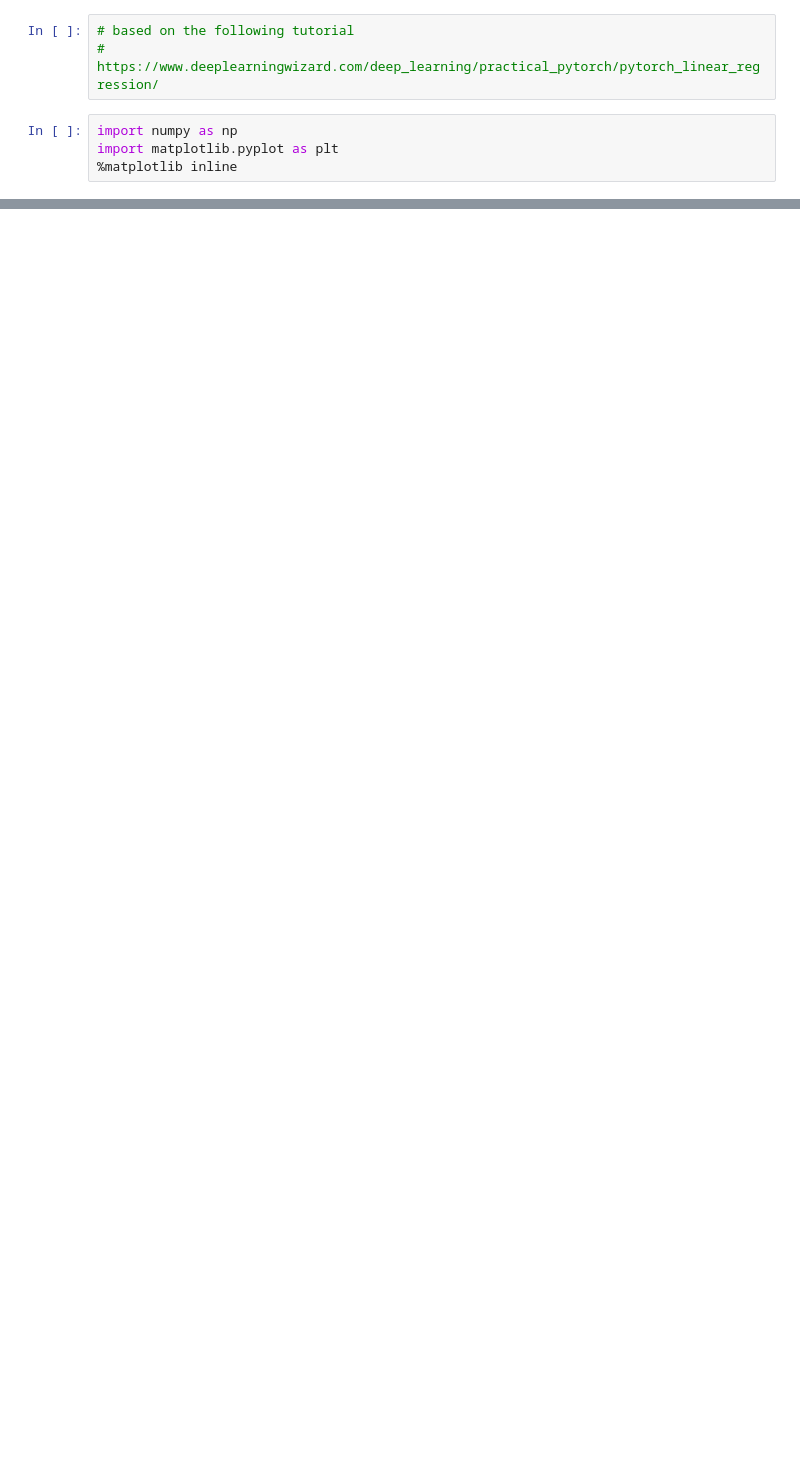
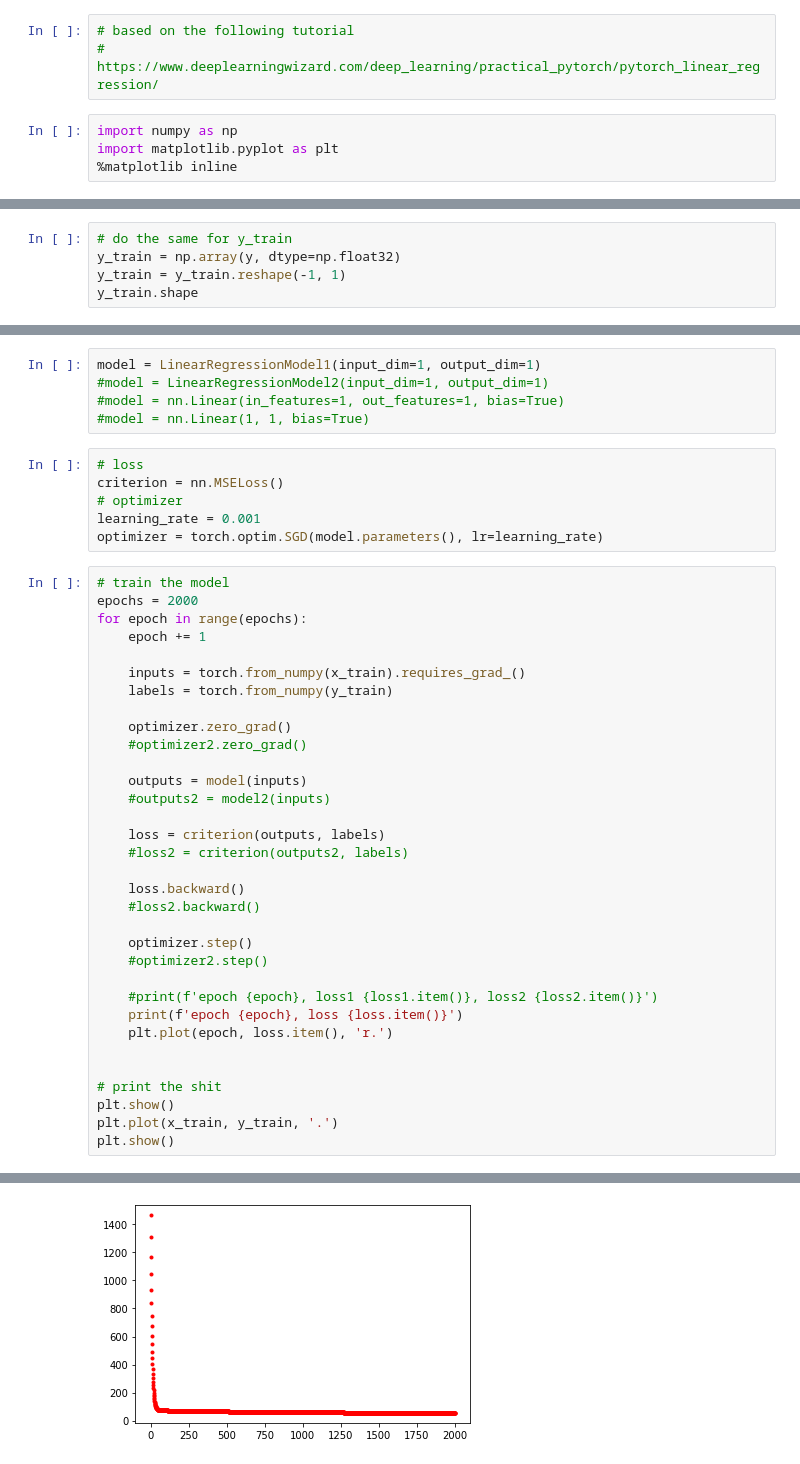
Before and after one commit to veschberwilli/ml_and_dl_stuff, a Jupyter notebook: regression_tasks/regression.ipynb, the cells around one changed output, grey strips where cells are left out. Drawn from its saved outputs; the diff is of its cells as text; blank space fills up the shorter version.

```diff
--- a/regression_tasks/regression.ipynb
+++ b/regression_tasks/regression.ipynb
@@ -20,0 +37,5 @@ plt.show()
+# %%
+# do the same for y_train
+y_train = np.array(y, dtype=np.float32)
+y_train = y_train.reshape(-1, 1)
+y_train.shape
@@ -20,0 +83,45 @@ plt.show()
+# %%
+model = LinearRegressionModel1(input_dim=1, output_dim=1)
+#model = LinearRegressionModel2(input_dim=1, output_dim=1)
+#model = nn.Linear(in_features=1, out_features=1, bias=True)
+#model = nn.Linear(1, 1, bias=True)
+# %%
+# loss
+criterion = nn.MSELoss()
+# optimizer
+learning_rate = 0.001
+optimizer = torch.optim.SGD(model.parameters(), lr=learning_rate)
+# %%
+# train the model
+epochs = 2000
+for epoch in range(epochs):
+    epoch += 1
+
+    inputs = torch.from_numpy(x_train).requires_grad_()
+    labels = torch.from_numpy(y_train)
+
+    optimizer.zero_grad()
+    #optimizer2.zero_grad()
+
+    outputs = model(inputs)
+    #outputs2 = model2(inputs)
+
+    loss = criterion(outputs, labels)
+    #loss2 = criterion(outputs2, labels)
+
+    loss.backward()
+    #loss2.backward()
+
+    optimizer.step()
+    #optimizer2.step()
+
+    #print(f'epoch {epoch}, loss1 {loss1.item()}, loss2 {loss2.item()}')
+    print(f'epoch {epoch}, loss {loss.item()}')
+    plt.plot(epoch, loss.item(), 'r.')
+
+
+# print the shit
+plt.show()
+plt.plot(x_train, y_train, '.')
+plt.show()
+# %% [output]
@@ -20,0 +145 @@ plt.show()
+[figure, added]
```
Also changed, not shown: parts of 10 cells of this notebook, 1 other file.
